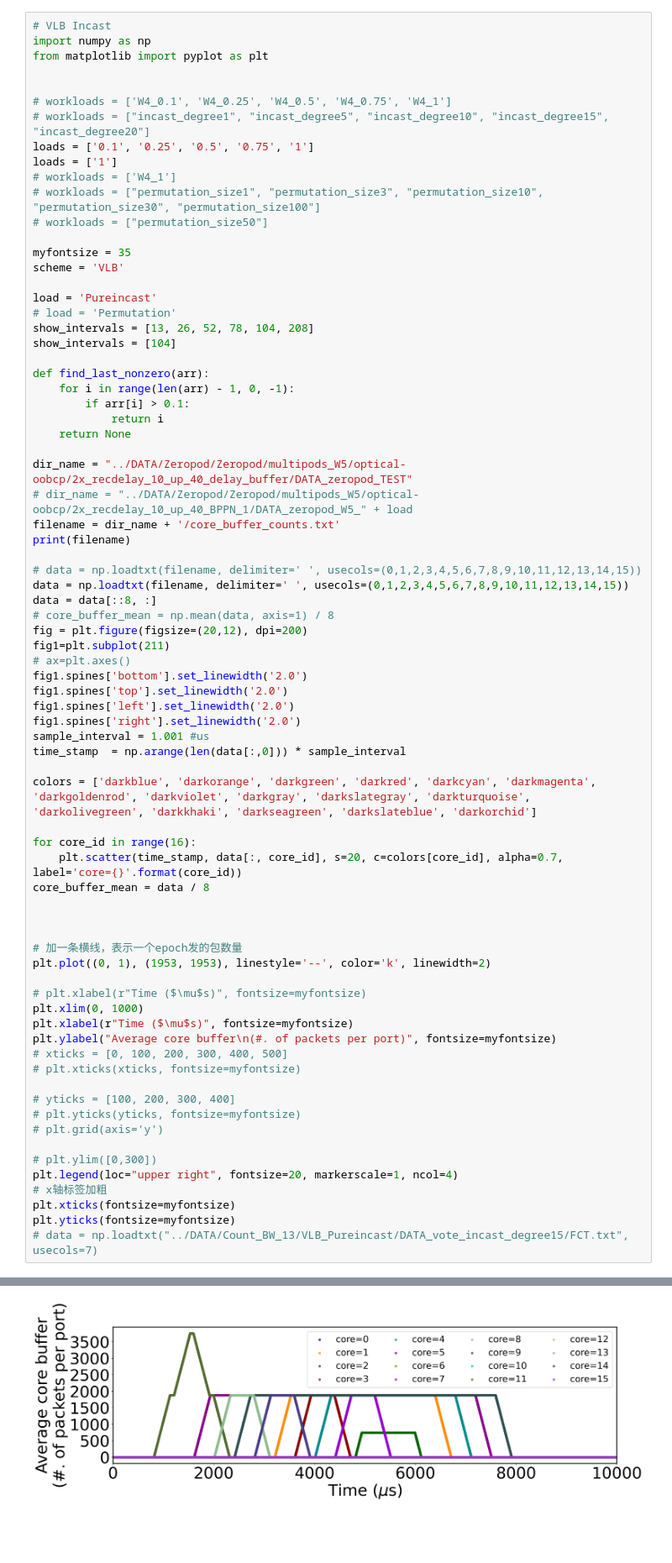
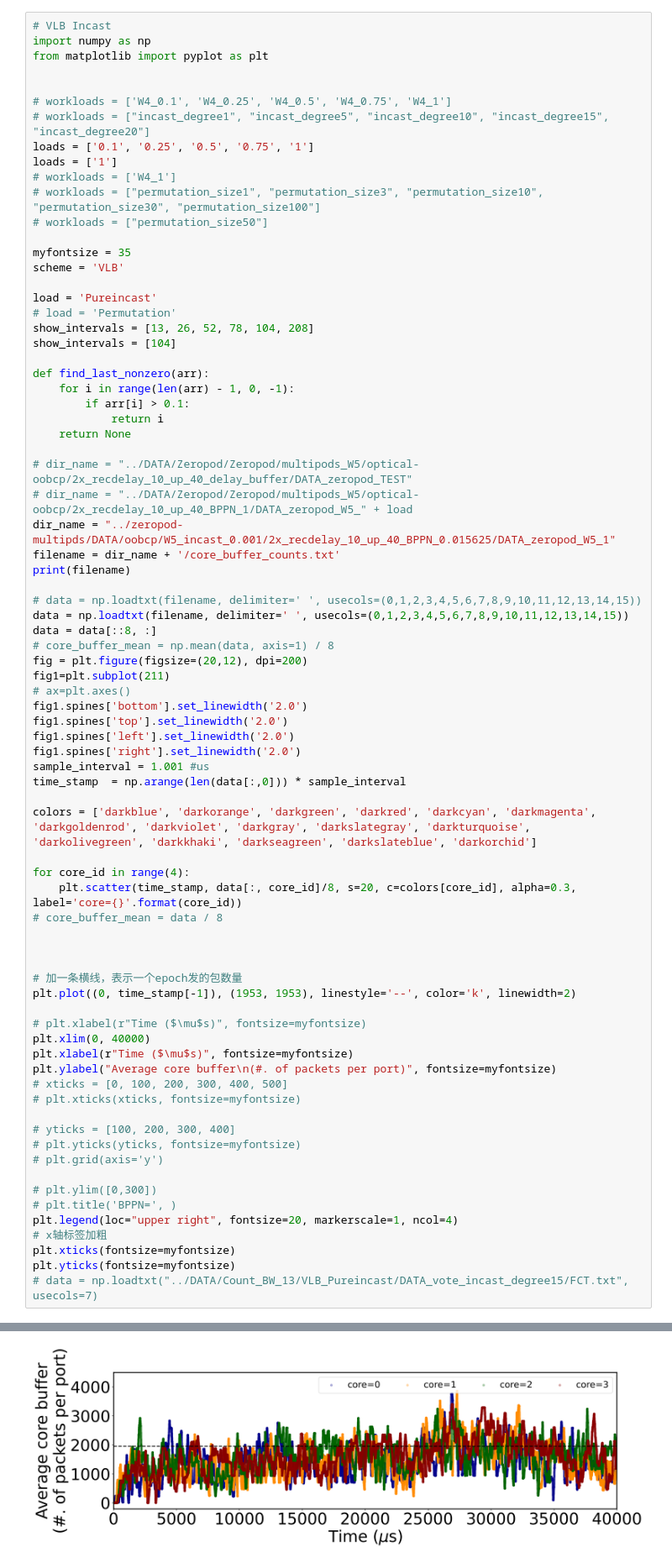
Before and after one commit to albertc-thu/draw-codes, a Jupyter notebook: corebuffer_time.ipynb, the cells around one changed output, grey strips where cells are left out. Shown at 84% size. Cells and saved outputs as stored; diff of their text form; blank space fills up the shorter version.

```diff
--- a/corebuffer_time.ipynb
+++ b/corebuffer_time.ipynb
@@ -105,8 +105,9 @@ def find_last_nonzero(arr):
             return i
     return None
 
-dir_name = "../DATA/Zeropod/Zeropod/multipods_W5/optical-oobcp/2x_recdelay_10_up_40_delay_buffer/DATA_zeropod_TEST"
+# dir_name = "../DATA/Zeropod/Zeropod/multipods_W5/optical-oobcp/2x_recdelay_10_up_40_delay_buffer/DATA_zeropod_TEST"
 # dir_name = "../DATA/Zeropod/Zeropod/multipods_W5/optical-oobcp/2x_recdelay_10_up_40_BPPN_1/DATA_zeropod_W5_" + load
+dir_name = "../zeropod-multipds/DATA/oobcp/W5_incast_0.001/2x_recdelay_10_up_40_BPPN_0.015625/DATA_zeropod_W5_1"
 filename = dir_name + '/core_buffer_counts.txt'
 print(filename)
 
@@ -126,17 +127,17 @@ time_stamp  = np.arange(len(data[:,0])) * sample_interval
 
 colors = ['darkblue', 'darkorange', 'darkgreen', 'darkred', 'darkcyan', 'darkmagenta', 'darkgoldenrod', 'darkviolet', 'darkgray', 'darkslategray', 'darkturquoise', 'darkolivegreen', 'darkkhaki', 'darkseagreen', 'darkslateblue', 'darkorchid']
 
-for core_id in range(16):
-    plt.scatter(time_stamp, data[:, core_id], s=20, c=colors[core_id], alpha=0.7, label='core={}'.format(core_id))
-core_buffer_mean = data / 8
+for core_id in range(4):
+    plt.scatter(time_stamp, data[:, core_id]/8, s=20, c=colors[core_id], alpha=0.3, label='core={}'.format(core_id))
+# core_buffer_mean = data / 8
 
 
 
 # 加一条横线，表示一个epoch发的包数量
-plt.plot((0, 1), (1953, 1953), linestyle='--', color='k', linewidth=2)
+plt.plot((0, time_stamp[-1]), (1953, 1953), linestyle='--', color='k', linewidth=2)
 
 # plt.xlabel(r"Time ($\mu$s)", fontsize=myfontsize)
-plt.xlim(0, 1000)
+plt.xlim(0, 40000)
 plt.xlabel(r"Time ($\mu$s)", fontsize=myfontsize)
 plt.ylabel("Average core buffer\n(#. of packets per port)", fontsize=myfontsize)
 # xticks = [0, 100, 200, 300, 400, 500]
@@ -147,6 +148,7 @@ plt.ylabel("Average core buffer\n(#. of packets per port)", fontsize=myfontsize)
 # plt.grid(axis='y')
 
 # plt.ylim([0,300])
+# plt.title('BPPN=', )
 plt.legend(loc="upper right", fontsize=20, markerscale=1, ncol=4)
 # x轴标签加粗
 plt.xticks(fontsize=myfontsize)
@@ -168,2 +166,2 @@ plt.yticks(fontsize=myfontsize)
   Text(0, 0, '')])
-[figure, old version]
+[figure, new version]
```
Also changed, not shown: parts of 1 cell of this notebook, 1 other file.
